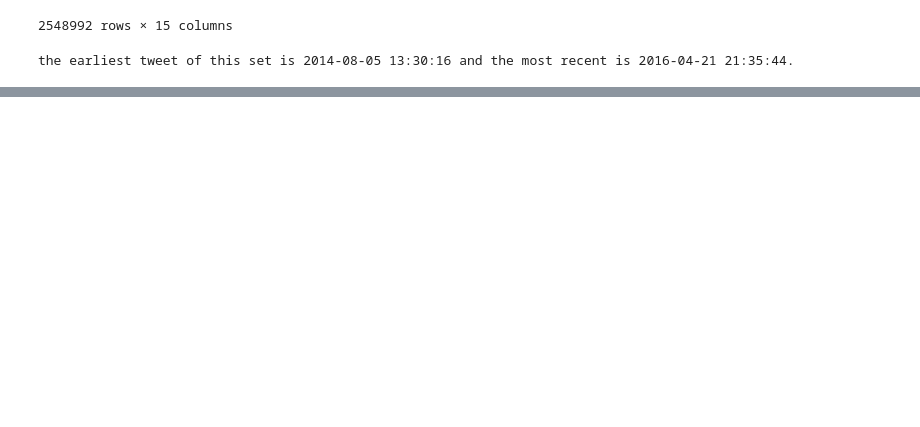
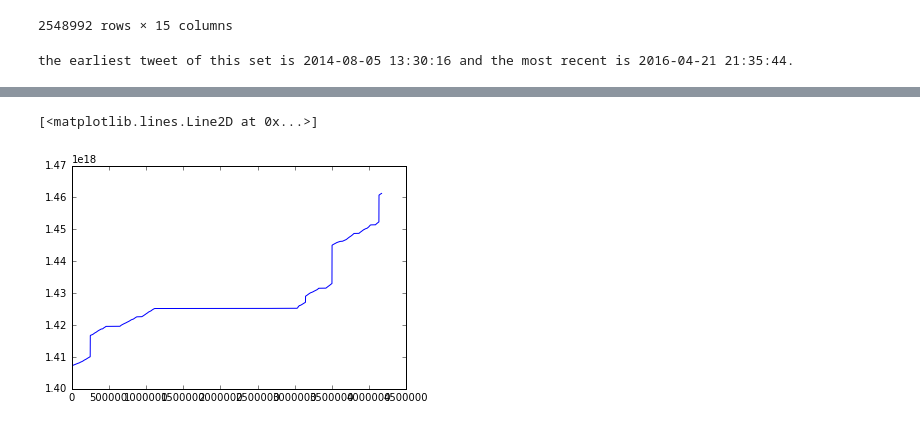
Before and after one commit to jcbain/tea_party_analyses, a Jupyter notebook: data_manipulate.ipynb, the cells around one changed output, grey strips where cells are left out. Saved outputs shown, nothing was run; the diff lists cells and outputs as text; code cells hidden in the pictures; blank space fills up the shorter version.

```diff
--- a/data_manipulate.ipynb
+++ b/data_manipulate.ipynb
@@ -80,0 +78,7 @@ AttributeError: 'numpy.datetime64' object has no attribute 'toordinal'
+# %%
+# convert the date column into something matplotlib can read and then plot it.
+df['date_int'] = df.created_at.astype(np.int64)
+plt.plot(df['date_int'])
+# %% [output]
+[<matplotlib.lines.Line2D at 0x...>]
+[figure, added]
```
Also changed, not shown: parts of 2 cells of this notebook.
